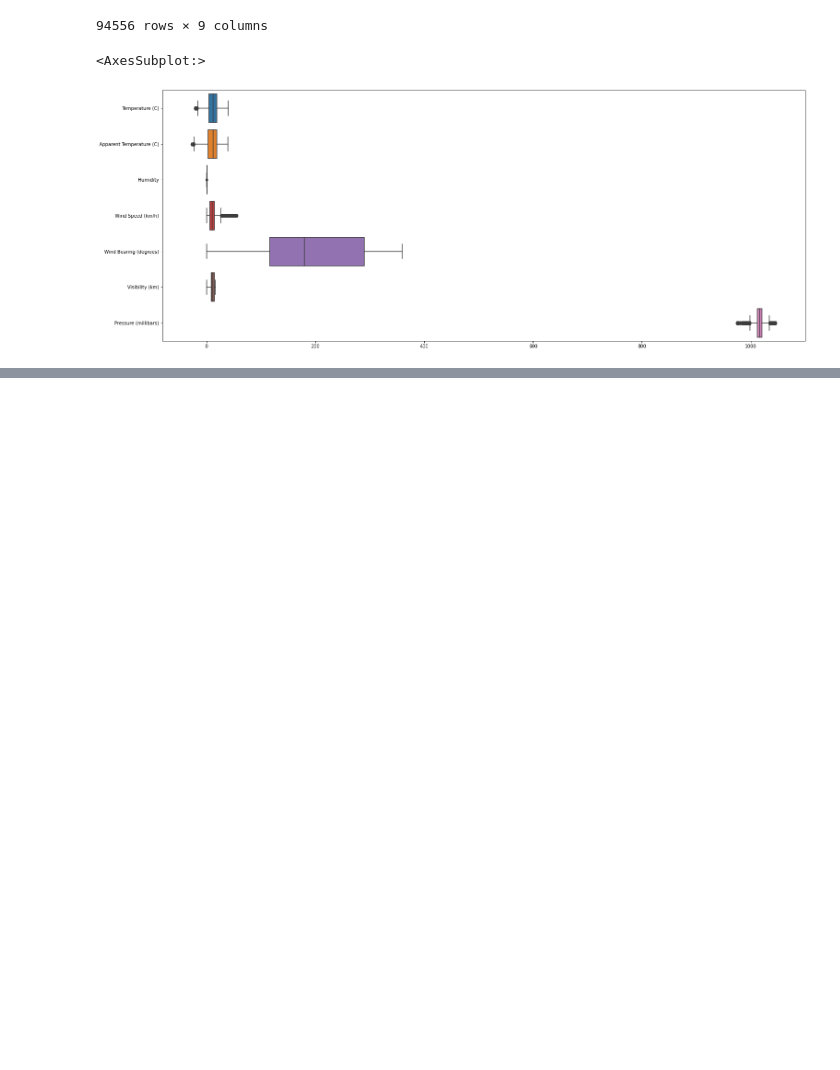
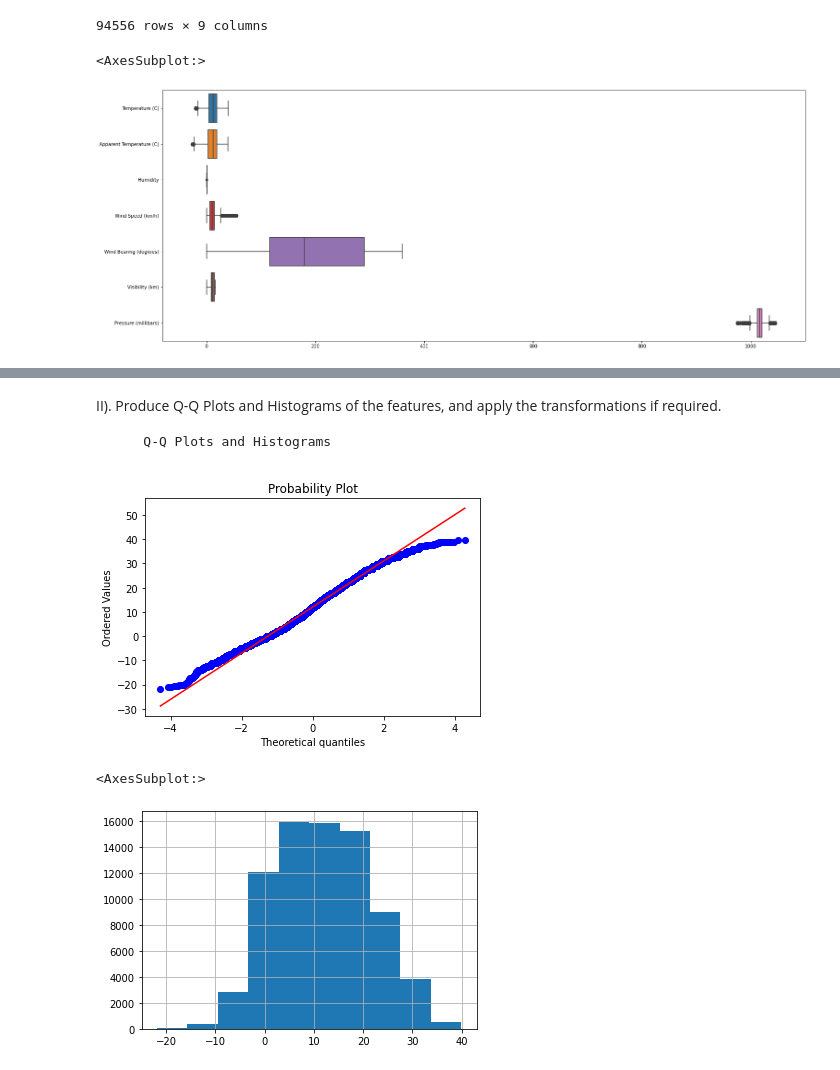
Before and after one commit to jasmeen848/temperature-prediction-model, a Jupyter notebook: TemperaturePredictionRegression.ipynb, the cells around one changed output, grey strips where cells are left out. Cells and saved outputs as stored; diff of their text form; code cells hidden in the pictures; blank space fills up the shorter version.

Commit message:
normalizing data and onehotencoder added

```diff
--- a/TemperaturePredictionRegression.ipynb
+++ b/TemperaturePredictionRegression.ipynb
@@ -385,0 +388,4 @@ sns.boxplot(data=new_weather_df, orient='h', ax=ax)
+# %%
+features_df = new_weather_df.drop('Apparent Temperature (C)',1)
+features_df = features_df.reset_index(drop=True)
+features_df
@@ -385,0 +406,4 @@ sns.boxplot(data=new_weather_df, orient='h', ax=ax)
+# %%
+y = pd.DataFrame(new_weather_df['Apparent Temperature (C)'], columns=["Apparent Temperature (C)"])
+y = y.reset_index(drop=True)
+y
@@ -385,0 +424,9 @@ sns.boxplot(data=new_weather_df, orient='h', ax=ax)
+# %%
+from sklearn.model_selection import train_test_split
+
+X_train, X_test, y_train, y_test = train_test_split(features_df,y, test_size=0.2, random_state=3)
+# %%
+X_test = X_test.reset_index(drop=True)
+X_train = X_train.reset_index(drop=True)
+y_train = y_train.reset_index(drop=True)
+y_test = y_test.reset_index(drop=True)
@@ -385,0 +449,13 @@ sns.boxplot(data=new_weather_df, orient='h', ax=ax)
+# %% [markdown]
+II). Produce Q-Q Plots and Histograms of the features, and apply the transformations if required.
+
+        Q-Q Plots and Histograms
+# %%
+# Temperature (C) - Training
+stats.probplot(X_train['Temperature (C)'], dist="norm", plot=plt)
+plt.show()
+X_train['Temperature (C)'].hist()
+# %% [output]
+[figure, added]
+<AxesSubplot:>
+[figure, added]
```
Also changed, not shown: parts of 32 cells of this notebook.
